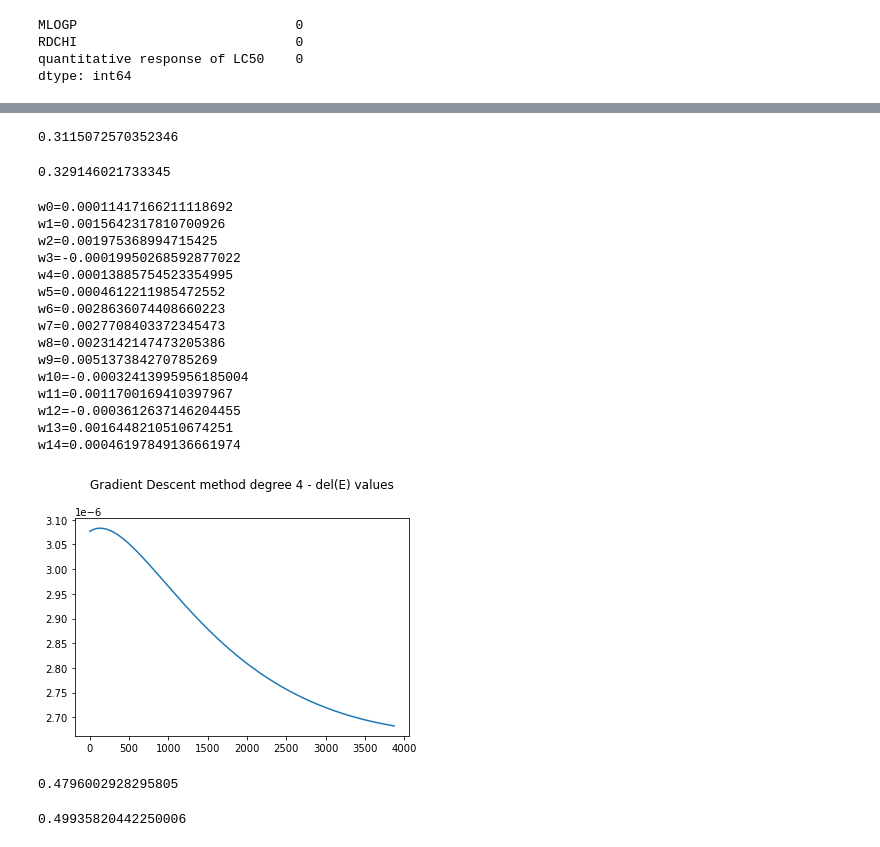
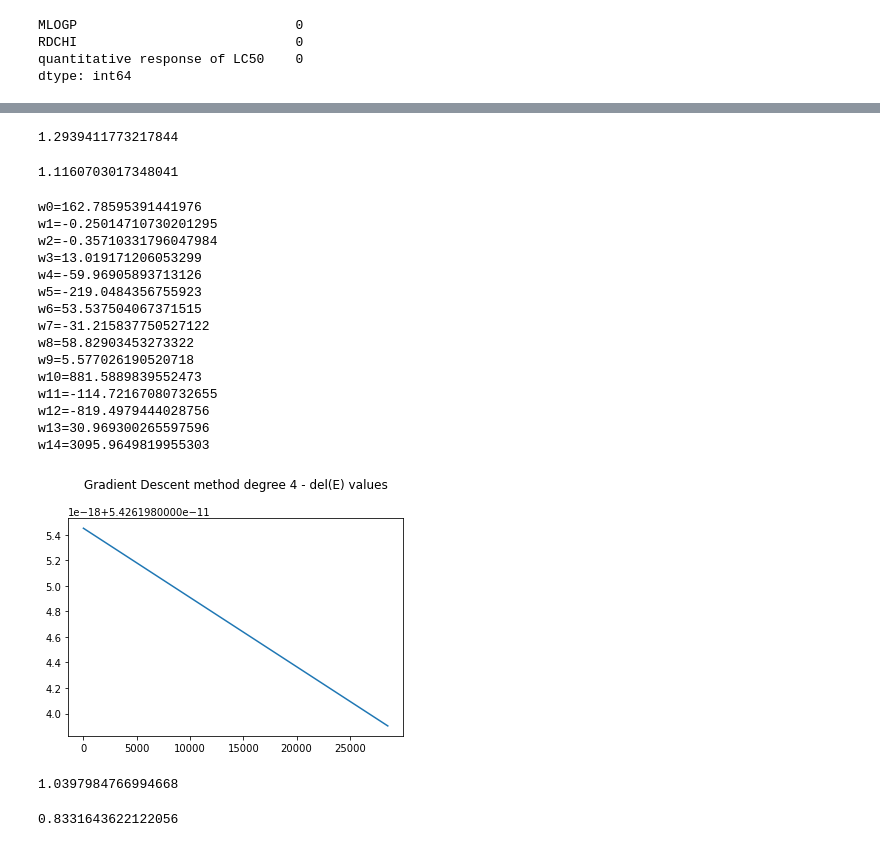
Before and after one commit to AmoghMoses/CS-F320-Assignment-1, a Jupyter notebook: Assignment1B a.ipynb, the cells around one changed output, grey strips where cells are left out. Cells and saved outputs as stored; diff of their text form; code cells hidden in the pictures.

```diff
--- a/Assignment1B a.ipynb
+++ b/Assignment1B a.ipynb
@@ -662,84 +673,87 @@ w1 = 0
 for i in range(np.shape(valX)[0]):
     w1+= (np.sum(w*valX[i,:wSize]) - valY[i,0])**2
 
-w1/(np.shape(valX)[0]*2)
+TrainErr = np.append(TrainErr,w1/(np.shape(valX)[0]*2))
+w1/np.shape(valX)[0]
 # %% [output]
-0.3115072570352346
+1.2939411773217844
 # %%
 # testing data error for degree 3
 testError = 0
 for i in range(np.shape(testXVal)[0]):
     testError += (np.sum(w*testXVal[i,:wSize]) - testYVal[i,0])**2
 
-testError/(np.shape(testXVal)[0]*2)
+TestErr = np.append(TestErr,testError/(np.shape(testXVal)[0]*2))
+testError/np.shape(testXVal)[0]
 # %% [output]
-0.329146021733345
+1.1160703017348041
-# %%
-iters = 4000
 # %%
 # Degree 4 here
+learningRate = 0.01
 degree = 4
 wSize = int((degree+1)*(degree+2)/2)
 w = np.zeros(wSize) # similar template for others
 w1 = np.zeros(wSize)
 #print(w, '\n', w1)
 
 counter = 0
-costArr= np.zeros(iters +50)
-counterArr = np.zeros(iters +50)
-for i in range(iters):
+costArr= np.zeros(iters*2 +50)
+counterArr = np.zeros(iters*2 +50)
+for i in range(iters*2):
     w2 = np.zeros(wSize)
     for j in range(np.shape(valX)[0]):
-        w2 += ((((valY[j,0]/10**4) - np.sum((w/10**4)*valX[j,:wSize])))*valX[j,:wSize])/np.shape(valX)[0]
+        w2 += (((valY[:wSize,0] - (w*valX[j,:wSize]))/10**10)*valX[j,:wSize])/np.shape(valX)[0]
 
     w1 = w + learningRate*w2
     w=w1
     counter+=1
     costArr[counter] = w2[0]
     counterArr[counter] = counter
 
 
 
 for i in range(np.shape(w)[0]):
-    print("w", i, "=", w[i], sep = '')
+    print("w", i, "=", w[i]*10**10, sep = '')
+
+np.shape(valX)[0]
+fig,ax = plt.subplots()
+ax.plot(costArr[1:-1*int(iters/10)])
+plt.title("Gradient Descent method degree 4 - del(E) values", y = 1, pad = 30)
+plt.show() # the number of iterations are maxed out in the end,
 # %% [output]
-w0=0.00011417166211118692
-w1=0.0015642317810700926
-w2=0.001975368994715425
-w3=-0.00019950268592877022
-w4=0.00013885754523354995
-w5=0.0004612211985472552
-w6=0.0028636074408660223
-w7=0.0027708403372345473
-w8=0.0023142147473205386
-w9=0.005137384270785269
-w10=-0.00032413995956185004
-w11=0.0011700169410397967
-w12=-0.0003612637146204455
-w13=0.0016448210510674251
-w14=0.00046197849136661974
+w0=162.78595391441976
+w1=-0.25014710730201295
+w2=-0.35710331796047984
+w3=13.019171206053299
+w4=-59.96905893713126
+w5=-219.0484356755923
+w6=53.537504067371515
+w7=-31.215837750527122
+w8=58.82903453273322
+w9=5.577026190520718
+w10=881.5889839552473
+w11=-114.72167080732655
+w12=-819.4979444028756
+w13=30.969300265597596
+w14=3095.9649819955303
+[figure, added]
-# %%
-fig,ax = plt.subplots()
-ax.plot(costArr[100:-1*int(iters/50)])
-plt.title("Gradient Descent method degree 4 - del(E) values", y = 1, pad = 30)
-plt.show() # the number of iterations are maxed out in the end,
-# %% [output]
-[figure, removed]
 # %%
 # training data error for degree 4
 w1 = 0
 for i in range(np.shape(valX)[0]):
     w1+= (np.sum(w*valX[i,:wSize]) - valY[i,0])**2
 
-w1/(np.shape(valX)[0]*2)
+TrainErr = np.append(TrainErr,w1/(np.shape(valX)[0]*2))
+w1/np.shape(valX)[0]
 # %% [output]
-0.4796002928295805
+1.0397984766994668
 # %%
 # testing data error for degree 4
 testError = 0
 for i in range(np.shape(testXVal)[0]):
     testError += (np.sum(w*testXVal[i,:wSize]) - testYVal[i,0])**2
 
-testError/(np.shape(testXVal)[0]*2)
+TestErr = np.append(TestErr,testError/(np.shape(testXVal)[0]*2))
+testError/np.shape(testXVal)[0]
 # %% [output]
-0.49935820442250006
+0.8331643622122056
```
Also changed, not shown: parts of 40 cells of this notebook, 1 other file.
